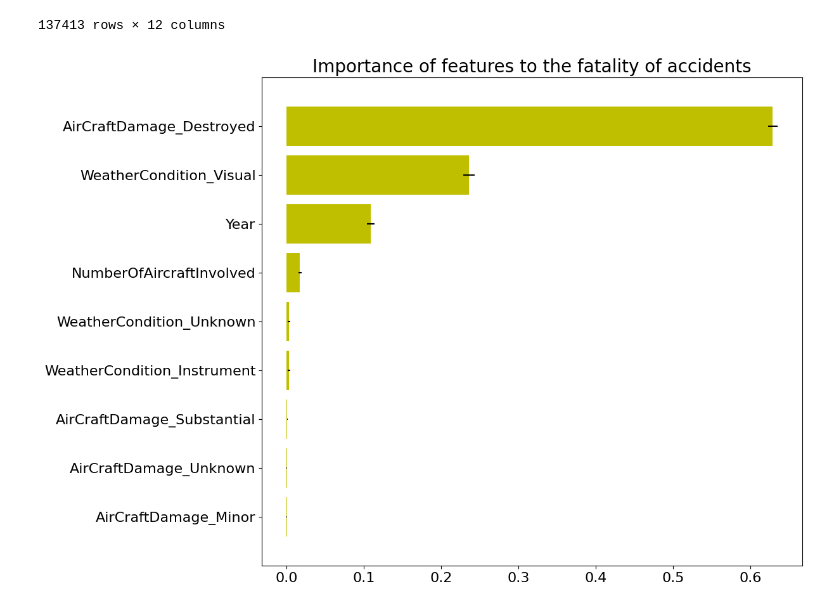
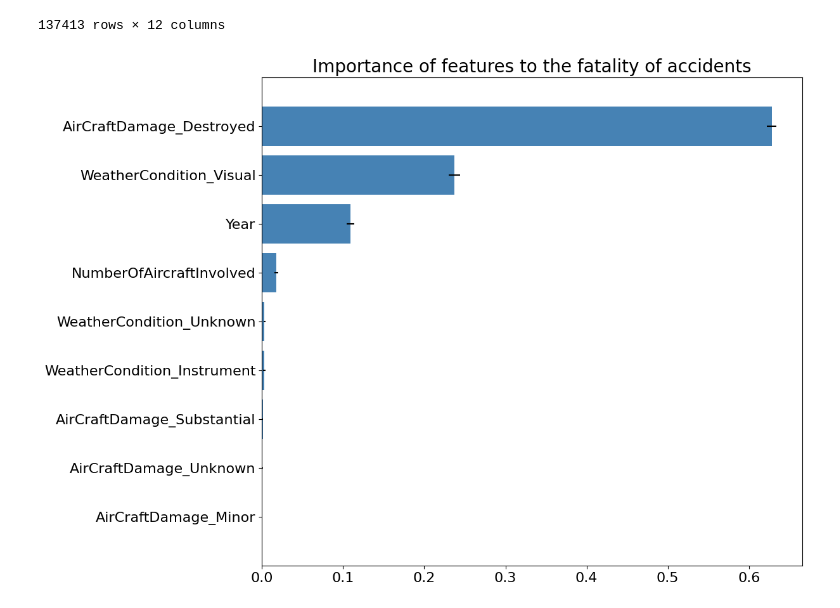
Before and after one commit to deniselouzada/air-accident-reports, a Jupyter notebook: ntsb-accidents2.ipynb, the cells around one changed output. Cells and saved outputs as stored; diff of their text form; code cells hidden in the pictures.

```diff
--- a/ntsb-accidents2.ipynb
+++ b/ntsb-accidents2.ipynb
@@ -1149,12 +1149,12 @@ std = np.std([tree.feature_importances_ for tree in model.estimators_], axis = 0
 # %%
 # Plot
 plt.figure(1, figsize=(11, 10))
 plt.title("Importance of features to the fatality of accidents", fontsize=20)
 plt.barh(range(X.shape[1]), importances[indices],
-         color="y", xerr=std[indices], align="center")
+         color="steelblue", xerr=std[indices], align="center")
 plt.yticks(range(X.shape[1]), X.columns[indices], fontsize=16)
 plt.ylim([-1, X.shape[1]])
 plt.xticks(fontsize=16)
 plt.show()
 # %% [output]
-[figure, old version]
+[figure, new version]
```
Also changed, not shown: parts of 3 cells of this notebook.
